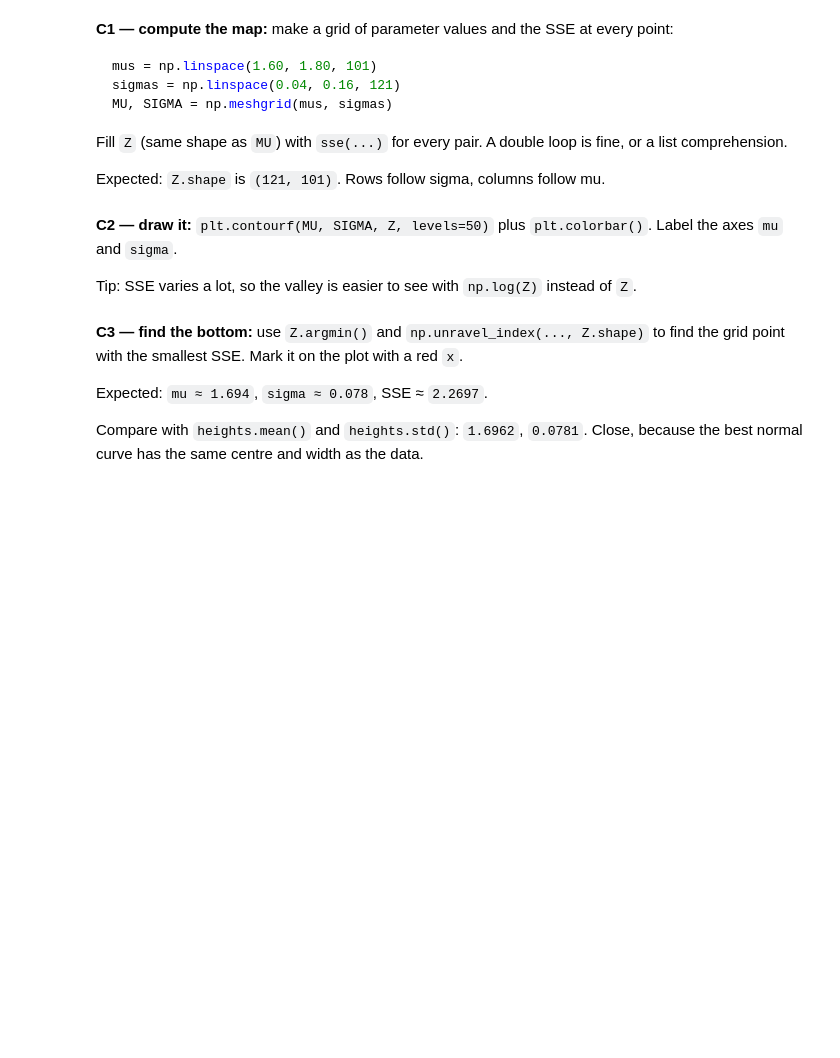
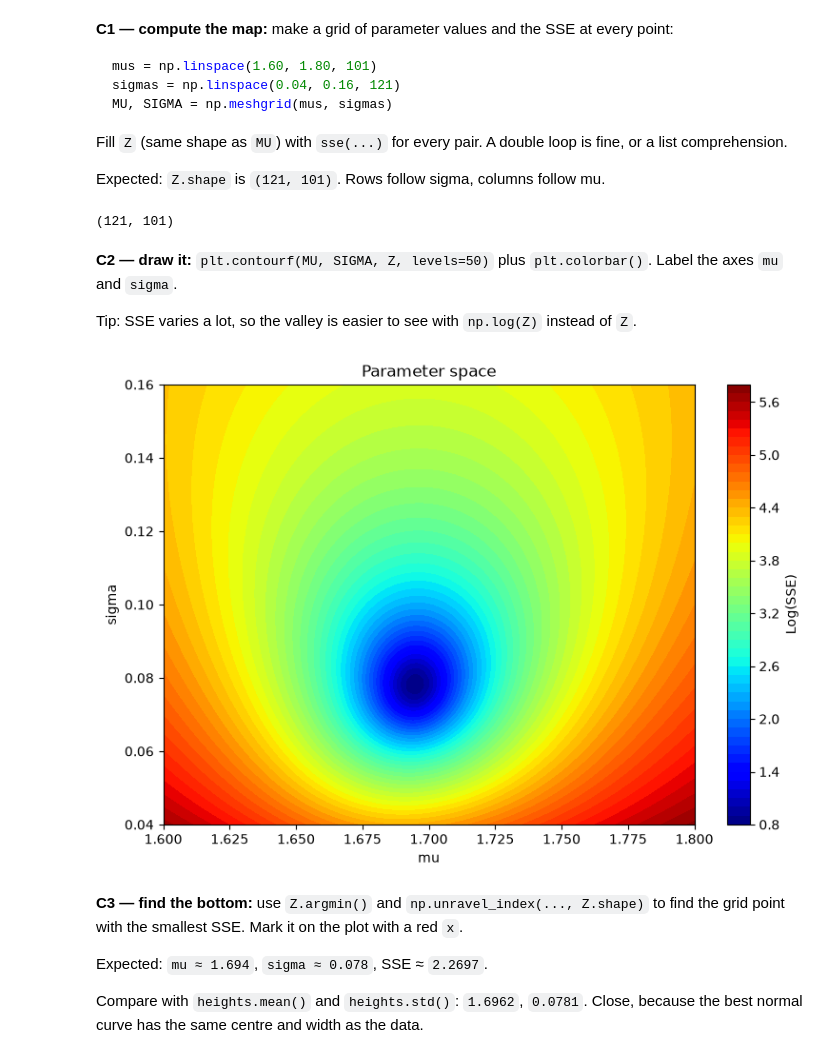
Before and after one commit to MinhHieu15/Linear-Algebra-from-scratch, a Jupyter notebook: notebooks/day04_parameter_space.ipynb, the cells around one changed output. Drawn from its saved outputs; the diff is of its cells as text; code cells hidden in the pictures; blank space fills up the shorter version.

Commit message:
wip: day 04 part C (SSE map of parameter space)

```diff
--- a/notebooks/day04_parameter_space.ipynb
+++ b/notebooks/day04_parameter_space.ipynb
@@ -167,6 +167,11 @@ Expected:
 | (1.65, 0.08) | `30.268879579417106` |
 
 Smaller SSE = better fit. Fitting means: find the `[mu, sigma]` with the smallest SSE.
-# %%
-def sse(mu, sigma):
-    ...
+# %%
+def sse(mu, sigma):
+    SSE = np.sum((counts - gaussian(x, mu, sigma))**2)
+    return SSE
+
+print(sse(1.70, 0.08))
+print(sse(1.70, 0.12))
+print(sse(1.65, 0.08))
@@ -186,10 +195,40 @@ MU, SIGMA = np.meshgrid(mus, sigmas)
 Fill `Z` (same shape as `MU`) with `sse(...)` for every pair. A double loop is fine, or a list comprehension.
 
 Expected: `Z.shape` is `(121, 101)`. Rows follow sigma, columns follow mu.
+# %%
+mus = np.linspace(1.60, 1.80, 101)
+sigmas = np.linspace(0.04, 0.16, 121)
+MU, SIGMA = np.meshgrid(mus, sigmas)
+MU.shape
+#Create an empty matrix
+Z = np.zeros_like(MU)
+
+#Calculate every pair
+for i in range(len(sigmas)):
+    for j in range(len(mus)):
+        Z[i, j] = sse(MU[i, j], SIGMA[i, j])
+
+print(Z.shape)
+# %% [output]
+(121, 101)
 # %% [markdown]
 **C2 — draw it:** `plt.contourf(MU, SIGMA, Z, levels=50)` plus `plt.colorbar()`. Label the axes `mu` and `sigma`.
 
 Tip: SSE varies a lot, so the valley is easier to see with `np.log(Z)` instead of `Z`.
+# %%
+plt.figure(figsize=(9, 6))
+
+plt.contourf(MU, SIGMA, np.log(Z), levels=50, cmap='jet')
+
+plt.colorbar(label="Log(SSE)")
+
+plt.xlabel("mu")
+plt.ylabel("sigma")
+plt.title("Parameter space")
+
+plt.show()
+# %% [output]
+[figure, added]
 # %% [markdown]
 **C3 — find the bottom:** use `Z.argmin()` and `np.unravel_index(..., Z.shape)` to find the grid point with the smallest SSE. Mark it on the plot with a red `x`.
 
```
Also changed, not shown: parts of 3 cells of this notebook.
